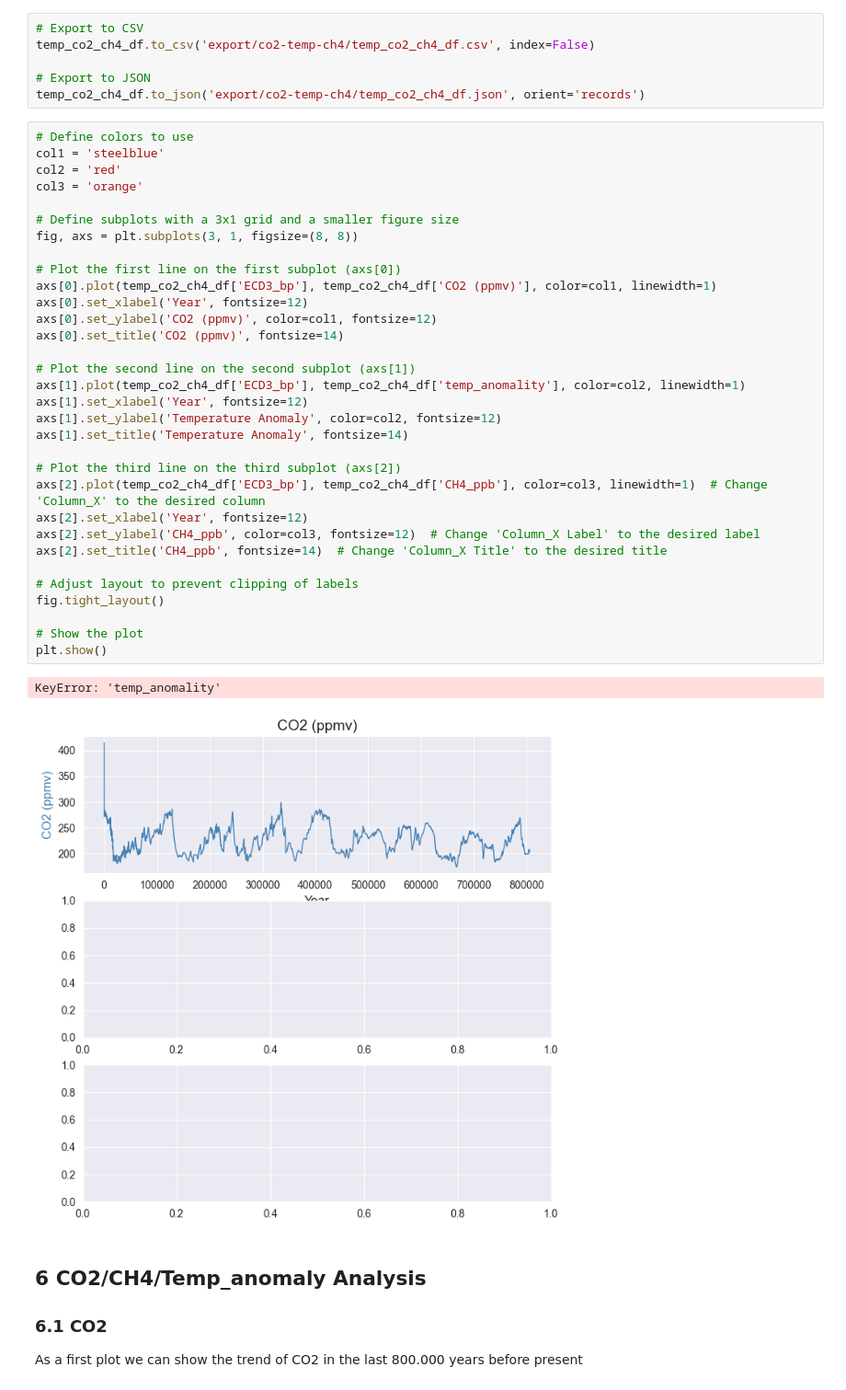
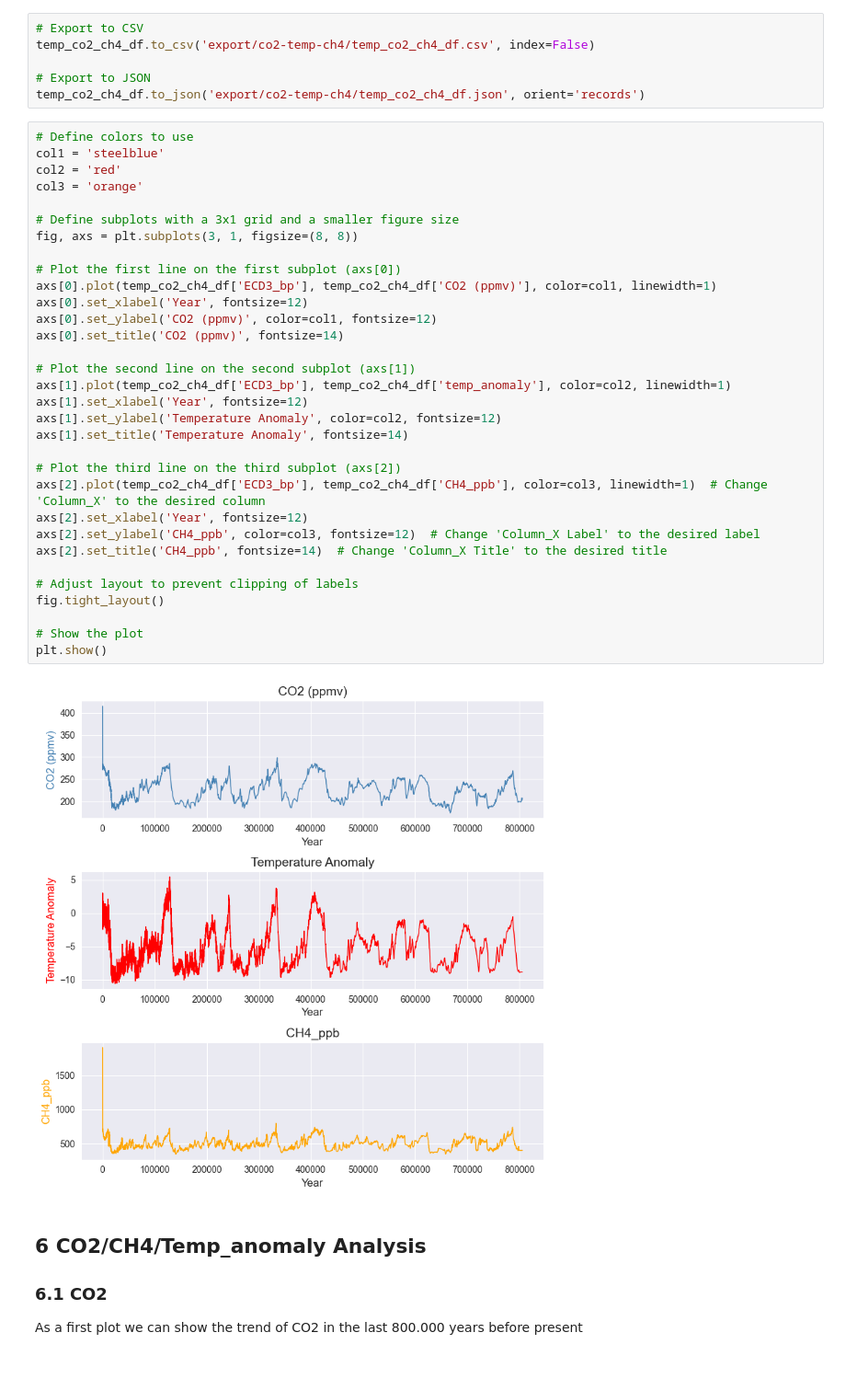
Before and after one commit to Cecilia8989/PfDA_Project2, a Jupyter notebook: pfda_project2.ipynb, the cells around one changed output. Shown at 92% size. Cells and saved outputs as stored; diff of their text form.

Commit message:
ch2/co2/temp analysis

```diff
--- a/pfda_project2.ipynb
+++ b/pfda_project2.ipynb
@@ -1285,36 +1283,35 @@ temp_co2_ch4_df.to_json('export/co2-temp-ch4/temp_co2_ch4_df.json', orient='reco
 col1 = 'steelblue'
 col2 = 'red'
 col3 = 'orange'
 
 # Define subplots with a 3x1 grid and a smaller figure size
 fig, axs = plt.subplots(3, 1, figsize=(8, 8))
 
 # Plot the first line on the first subplot (axs[0])
 axs[0].plot(temp_co2_ch4_df['ECD3_bp'], temp_co2_ch4_df['CO2 (ppmv)'], color=col1, linewidth=1)
 axs[0].set_xlabel('Year', fontsize=12)
 axs[0].set_ylabel('CO2 (ppmv)', color=col1, fontsize=12)
 axs[0].set_title('CO2 (ppmv)', fontsize=14)
 
 # Plot the second line on the second subplot (axs[1])
-axs[1].plot(temp_co2_ch4_df['ECD3_bp'], temp_co2_ch4_df['temp_anomality'], color=col2, linewidth=1)
+axs[1].plot(temp_co2_ch4_df['ECD3_bp'], temp_co2_ch4_df['temp_anomaly'], color=col2, linewidth=1)
 axs[1].set_xlabel('Year', fontsize=12)
 axs[1].set_ylabel('Temperature Anomaly', color=col2, fontsize=12)
 axs[1].set_title('Temperature Anomaly', fontsize=14)
 
 # Plot the third line on the third subplot (axs[2])
 axs[2].plot(temp_co2_ch4_df['ECD3_bp'], temp_co2_ch4_df['CH4_ppb'], color=col3, linewidth=1)  # Change 'Column_X' to the desired column
 axs[2].set_xlabel('Year', fontsize=12)
 axs[2].set_ylabel('CH4_ppb', color=col3, fontsize=12)  # Change 'Column_X Label' to the desired label
 axs[2].set_title('CH4_ppb', fontsize=14)  # Change 'Column_X Title' to the desired title
 
 # Adjust layout to prevent clipping of labels
 fig.tight_layout()
 
 # Show the plot
 plt.show()
 # %% [output]
-KeyError: 'temp_anomality'
-[figure, old version]
+[figure, new version]
 # %% [markdown]
 ## 6 CO2/CH4/Temp_anomaly Analysis
 
```
Also changed, not shown: parts of 38 cells of this notebook.
